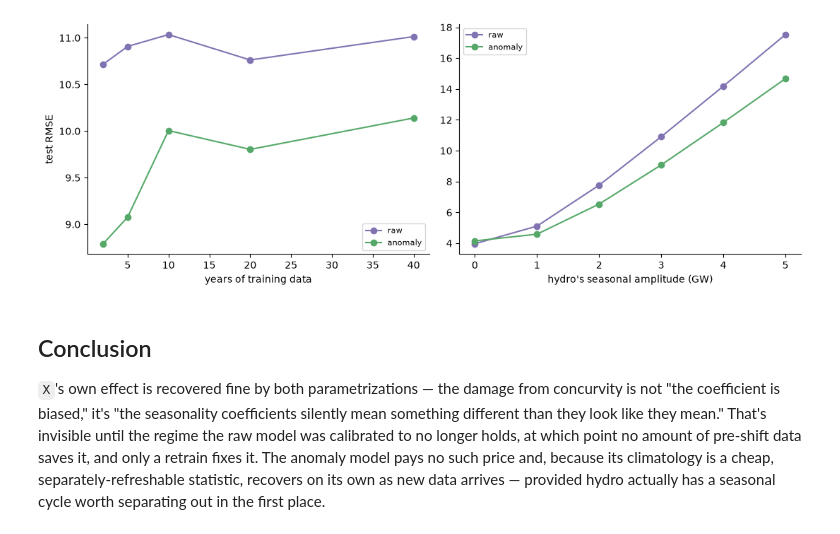
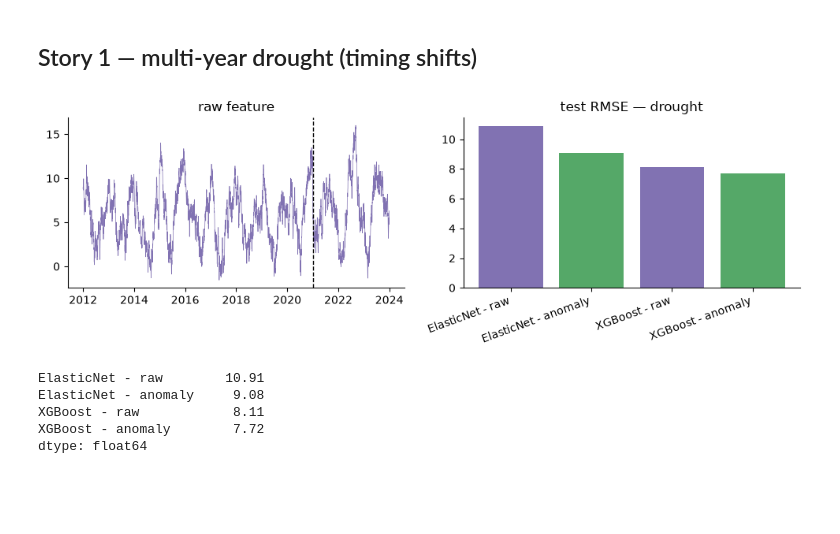
Before and after one commit to jameschapman19/Template, a Jupyter notebook: notebooks/concurvity_seasonality.ipynb, the cells around one changed output. Drawn from its saved outputs; the diff is of its cells as text; code cells hidden in the pictures; blank space fills up the shorter version.

```diff
--- a/notebooks/concurvity_seasonality.ipynb
+++ b/notebooks/concurvity_seasonality.ipynb
@@ -20,7 +21,6 @@ which feature owns the shared variance. We test that on simulated data with a kn
 import numpy as np
 import pandas as pd
 import matplotlib.pyplot as plt
-from statsmodels.stats.outliers_influence import variance_inflation_factor
 from sklearn.linear_model import ElasticNetCV, LinearRegression
 from sklearn.preprocessing import StandardScaler
 from sklearn.pipeline import make_pipeline
@@ -28,6 +28,9 @@ from sklearn.metrics import mean_squared_error
 from xgboost import XGBRegressor
 
 RNG = np.random.default_rng(0)
-plt.rcParams["figure.figsize"] = (9, 4)
+plt.rcParams["figure.figsize"] = (9, 3.6)
 plt.rcParams["axes.spines.top"] = plt.rcParams["axes.spines.right"] = False
-PURPLE, GREEN = "#8172B2", "#55A868"  # raw feature / anomaly feature, used throughout
+PURPLE, GREEN = "#8172B2", "#55A868"
+fourier_cols = ["sin1", "cos1", "sin2", "cos2"]
+burn_in_years, train_years, test_years = 4, 5, 3
+shift_year = burn_in_years + train_years
@@ -258,57 +120,13 @@ never entangled just adds climatology noise.
-# %%
-def run_once(train_years=None, hydro_amp=3.0, seed=0):
-    ty = train_years if train_years is not None else train_years_default
-    rng = np.random.default_rng(seed)
-    ny = burn_in_years + ty + 3
-    nd = int(ny * 365.25)
-    dt = pd.date_range("2000-01-01", periods=nd, freq="D")
-    tt = (dt - dt[0]).days / 365.25
-    sy = burn_in_years + ty
-    sm = tt >= sy
-    dem = 12 * np.sin(2 * np.pi * tt) + 6 * np.cos(2 * np.pi * tt)
-    ph = np.where(sm, phase_post, phase_pre)
-    hs = hydro_amp * np.sin(2 * np.pi * (tt + ph))
-    ha = np.empty(nd); ha[0] = 0.0
-    iv = rng.normal(0, sigma_innov, nd)
-    for i in range(1, nd):
-        ha[i] = rho * ha[i - 1] + iv[i]
-    hg = 6 + hs + ha + rng.normal(0, 0.2, nd)
-    pr = intercept + dem + beta_anom * ha + rng.normal(0, sigma_y, nd)
-    d = pd.DataFrame({"t_years": tt, "hydro_gw": hg, "price": pr}, index=dt)
-    d["doy"], d["year"] = d.index.dayofyear, d.index.year
-    for i in [1, 2]:
-        d[f"sin{i}"] = np.sin(2 * np.pi * i * d["t_years"]); d[f"cos{i}"] = np.cos(2 * np.pi * i * d["t_years"])
-    d = build_anomaly_feature(d)
-    tr = d[(d["t_years"] >= burn_in_years) & (d["t_years"] < sy)]
-    te = d[d["t_years"] >= sy]
-    er, ea = fit_enet(tr, features_raw), fit_enet(tr, features_anom)
-    return (mean_squared_error(te["price"], er.predict(te[features_raw])) ** 0.5,
-            mean_squared_error(te["price"], ea.predict(te[features_anom])) ** 0.5)
-
-train_years_default = train_years
-data_sweep = pd.DataFrame([{"train_years": ty, "raw": r, "anomaly": a}
-                            for ty in [2, 5, 10, 20, 40] for r, a in [run_once(train_years=ty)]])
-amp_sweep = pd.DataFrame([{"amp": amp, "raw": r, "anomaly": a}
-                           for amp in [0, 1, 2, 3, 4, 5] for r, a in [run_once(hydro_amp=amp)]])
-
-fig, axes = plt.subplots(1, 2, figsize=(11, 4))
-axes[0].plot(data_sweep["train_years"], data_sweep["raw"], "o-", color=PURPLE, label="raw")
-axes[0].plot(data_sweep["train_years"], data_sweep["anomaly"], "o-", color=GREEN, label="anomaly")
-axes[0].set_xlabel("years of training data"); axes[0].set_ylabel("test RMSE"); axes[0].legend(fontsize=8)
-axes[1].plot(amp_sweep["amp"], amp_sweep["raw"], "o-", color=PURPLE, label="raw")
-axes[1].plot(amp_sweep["amp"], amp_sweep["anomaly"], "o-", color=GREEN, label="anomaly")
-axes[1].set_xlabel("hydro's seasonal amplitude (GW)"); axes[1].legend(fontsize=8)
-fig.tight_layout()
-plt.show()
-# %% [output]
-[figure, removed]
-# %% [markdown]
-## Conclusion
-
-`X`'s own effect is recovered fine by both parametrizations — the damage from concurvity is not
-"the coefficient is biased," it's "the seasonality coefficients silently mean something
-different than they look like they mean." That's invisible until the regime the raw model was
-calibrated to no longer holds, at which point no amount of pre-shift data saves it, and only a
-retrain fixes it. The anomaly model pays no such price and, because its climatology is a cheap,
-separately-refreshable statistic, recovers on its own as new data arrives — provided hydro
-actually has a seasonal cycle worth separating out in the first place.
+# %% [markdown]
+## Story 1 — multi-year drought (timing shifts)
+# %%
+df1, train1, test1, rmse1 = run_story("phase")
+plot_result(df1, rmse1, "drought")
+print(pd.Series(rmse1).round(2))
+# %% [output]
+[figure, added]
+ElasticNet - raw        10.91
+ElasticNet - anomaly     9.08
+XGBoost - raw            8.11
+XGBoost - anomaly        7.72
+dtype: float64
```
Also changed, not shown: parts of 19 cells of this notebook.
